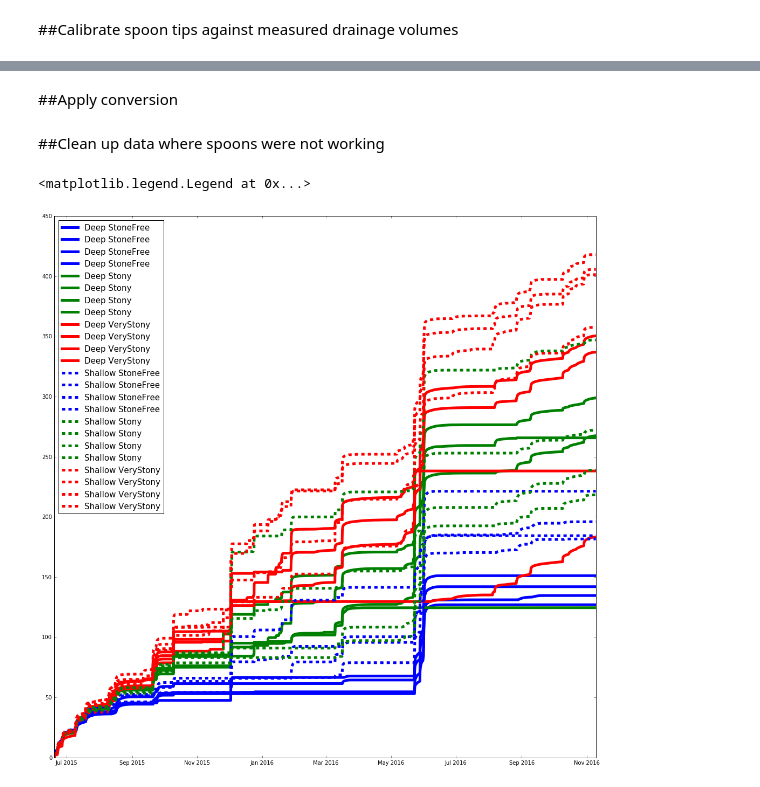
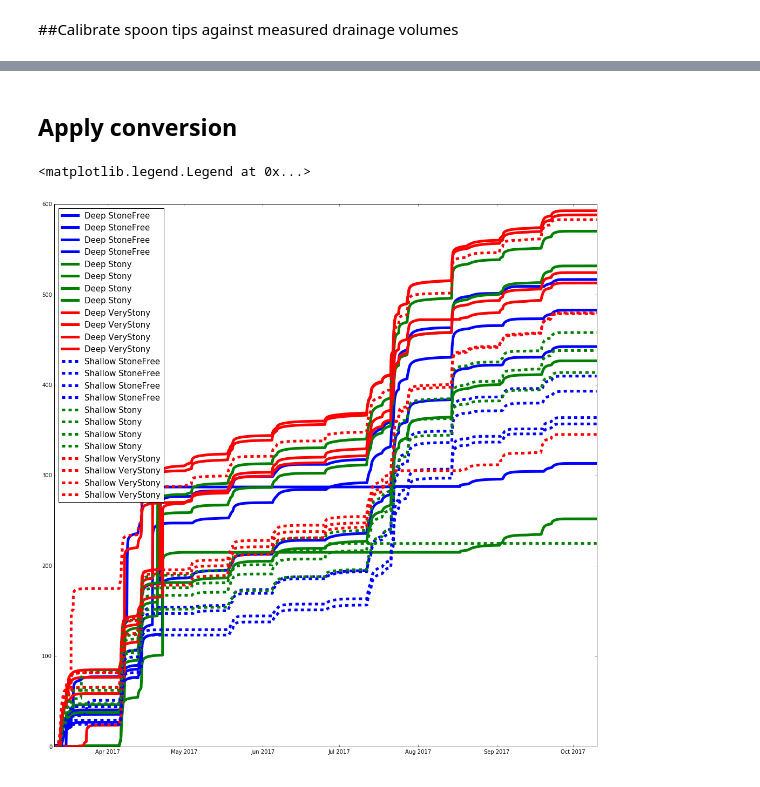
Before and after one commit to HamishBrownPFR/StonySoilLysimeters, a Jupyter notebook: Drainage Analysis.ipynb, the cells around one changed output, grey strips where cells are left out. Saved outputs shown, nothing was run; the diff lists cells and outputs as text; code cells hidden in the pictures.

```diff
--- a/Drainage Analysis.ipynb
+++ b/Drainage Analysis.ipynb
@@ -37,13 +39,13 @@ DrainageDataIndexed.sort(inplace=True)
 DrainageData=DrainageDataIndexed.transpose()
 DrainageData.index = DrainageData.index.to_datetime()  ## for some reason the concat function changes the data type on the date indes so need to change it back
 # %%
-ManualIndex = DrainageDataIndex.ix[:,1:6]
+ManualIndex = DrainageDataIndex
 ManualIndex.set_index('Treatment', inplace=True)
 # %%
 ManualData = pd.read_excel('K:\Rainshelter\StonySoilLysimeters\Packing lysimeter drainage.xlsx',sheetname = 'DrainageCondensed',index_col=0)
 ManualData.columns.name='Treatment'
 MD = pd.concat([ManualIndex,ManualData.transpose()],axis=1)
-MD.set_index(['Gravels','Stones','Column','Block'],inplace=True)
+MD.set_index(['Gravels','Stones'],inplace=True)
 ManualData = MD.transpose()
 ManualData.sort_index(axis=1,inplace=True)
 # %% [markdown]
@@ -72,7 +74,7 @@ for obs in range(first,last):
     for Grav in Gravels:
         StonPos = 0
         for Ston in Stones:
-            Tips = DrainageData.ix[StartDate:EndDate,('Drainage',Grav,Ston)].sum(axis=0)
+            Tips = DrainageData.ix[StartDate:EndDate,(Grav,Ston)].sum(axis=0)
             #divide drainage by 1000 to convert to liters and divide by lysimeter area to convert to mm/m2
             #which is the same as mm drainage
             Drain = ManualData.ix[EndDate,(Grav,Ston)]/1000/lysoArea
@@ -93,4 +95,4 @@ plt.tick_params(labelsize=25)
 # %% [markdown]
-##Apply conversion
+## Apply conversion
 # %%
 Drainage = DrainageData.multiply(mm_per_tip)
@@ -97,33 +100,26 @@ Drainage = DrainageData.multiply(mm_per_tip)
-# %% [markdown]
-##Clean up data where spoons were not working
-# %%
-mean = Drainage.ix[:'2015-07-13',('Drainage','Deep','Stony')].ix[:,0:3].mean(axis=1)
-Drainage.ix[:'2015-07-13',('Drainage','Deep','Stony','8')] = mean
-mean = Drainage.ix[:'2015-07-13',('Drainage','Shallow','Stony')].ix[:,1:4].mean(axis=1)
-Drainage.ix[:'2015-07-13',('Drainage','Shallow','Stony','12')] = mean
 # %%
 Drainage.to_pickle('.\DataFrames\LysoDrainage_df')
 # %%
 Gravels = ['Deep','Shallow']
 Stones = ['StoneFree','Stony','VeryStony']
 lines = ['-','--']
 colors = ['b','g','r']
 
 fig = plt.figure(figsize=(18,18))
 
 GravPos = 0
 for Grav in Gravels:
     StonPos = 0
     for Ston in Stones:
-        plt.plot(Drainage.ix[:,('Drainage',Grav,Ston)].index,
-                 Drainage.ix[:,('Drainage',Grav,Ston)].cumsum(),
+        plt.plot(Drainage.ix['2017-03-11':,(Grav,Ston)].index,
+                 Drainage.ix['2017-03-11':,(Grav,Ston)].cumsum(),
                  lines[GravPos],
                 color = colors[StonPos],
                 linewidth = 5,
                 label = Grav+' ' +Ston)
         StonPos += 1
     GravPos +=1
 plt.legend(loc=2,numpoints=1,fontsize = 15)
 # %% [output]
 <matplotlib.legend.Legend at 0x...>
-[figure, old version]
+[figure, new version]
```
Also changed, not shown: parts of 22 cells of this notebook.
